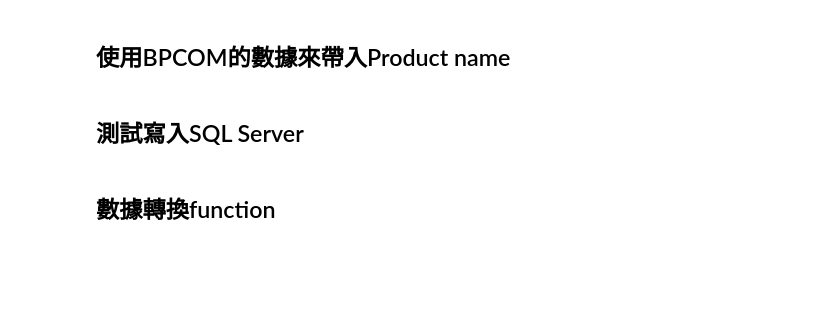
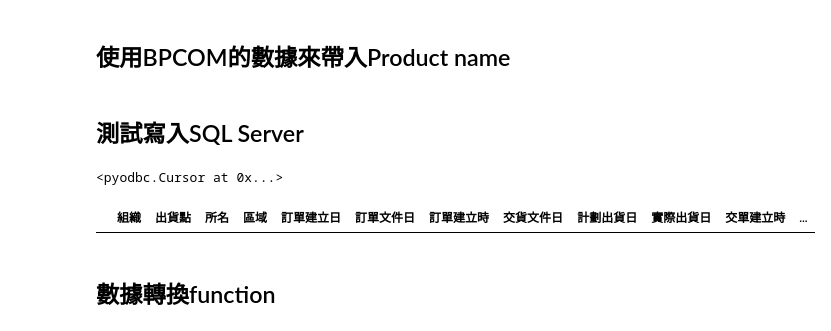
Before and after one commit to jimmyhsu1010/bridgestone_work_related, a Jupyter notebook: sales_related/sales_data_combine.ipynb, the cells around one changed output. Saved outputs shown, nothing was run; the diff lists cells and outputs as text; code cells hidden in the pictures; blank space fills up the shorter version.

```diff
--- a/sales_related/sales_data_combine.ipynb
+++ b/sales_related/sales_data_combine.ipynb
@@ -322,11 +352,16 @@ delete = "DELETE from ZMAW where 實際出貨日 >= {}".format(last_month)
 # %%
 delete = "DELETE from ZMAW where 實際出貨日 >= '20221226'"
 # %%
-cursor.execute("DELETE from ZMAW where 實際出貨日 <= '20230207'")
+cursor.execute("DELETE from zmaw")
+# %% [output]
+<pyodbc.Cursor at 0x...>
 # %%
 cursor.commit()
 # %%
 df = pd.read_sql("select * from [dbo].[ZMAW]", con=conn)
+df
+# %% [output]
+|  | 組織 | 出貨點 | 所名 | 區域 | 訂單建立日 | 訂單文件日 | 訂單建立時 | 交貨文件日 | 計劃出貨日 | 實際出貨日 | 交單建立時 | ... |
 # %%
 df["CreatedDateTime"] = datetime.now()
 # %%
```
Also changed, not shown: parts of 24 cells of this notebook, 10 other files.
